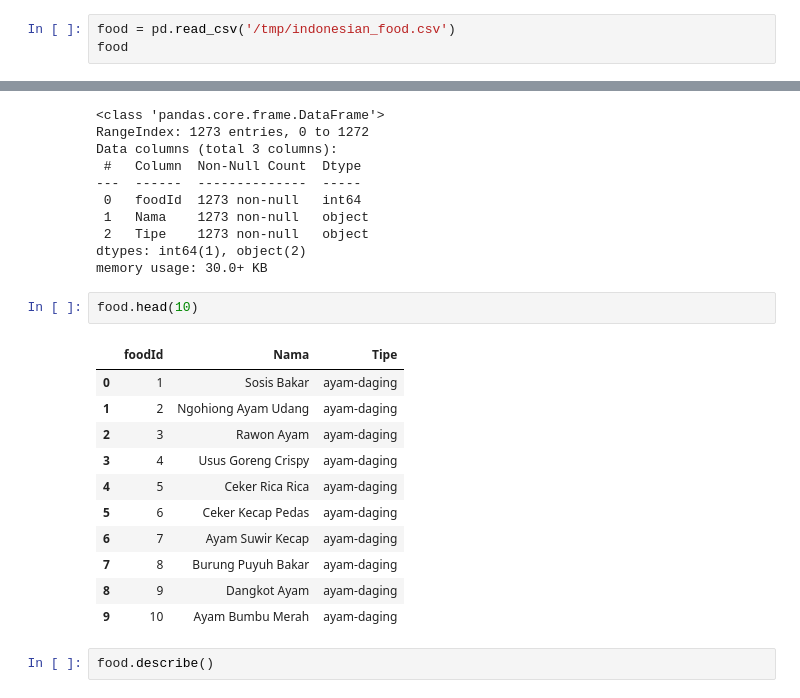
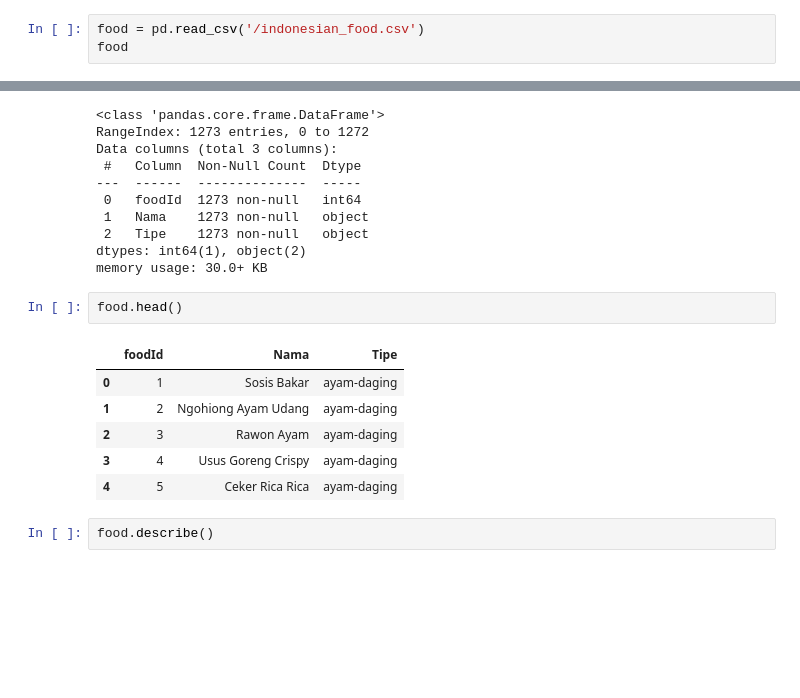
Before and after one commit to C22-126/Machine-Learning-NusantaMart, a Jupyter notebook: Sistem_Rekomendasi_Capstone_Project.ipynb, the cells around one changed output, grey strips where cells are left out. Saved outputs shown, nothing was run; the diff lists cells and outputs as text; blank space fills up the shorter version.

```diff
--- a/Sistem_Rekomendasi_Capstone_Project.ipynb
+++ b/Sistem_Rekomendasi_Capstone_Project.ipynb
@@ -23,5 +17,5 @@ zip_file.close()
 # %%
-food = pd.read_csv('/tmp/indonesian_food.csv')
+food = pd.read_csv('/indonesian_food.csv')
 food
 # %% [output]
 |  | foodId | Nama | Tipe |
@@ -51,19 +49,14 @@ Data columns (total 3 columns):
 dtypes: int64(1), object(2)
 memory usage: 30.0+ KB
 # %%
-food.head(10)
+food.head()
 # %% [output]
 |  | foodId | Nama | Tipe |
 | 0 | 1 | Sosis Bakar | ayam-daging |
 | 1 | 2 | Ngohiong Ayam Udang | ayam-daging |
 | 2 | 3 | Rawon Ayam | ayam-daging |
 | 3 | 4 | Usus Goreng Crispy | ayam-daging |
 | 4 | 5 | Ceker Rica Rica | ayam-daging |
-| 5 | 6 | Ceker Kecap Pedas | ayam-daging |
-| 6 | 7 | Ayam Suwir Kecap | ayam-daging |
-| 7 | 8 | Burung Puyuh Bakar | ayam-daging |
-| 8 | 9 | Dangkot Ayam | ayam-daging |
-| 9 | 10 | Ayam Bumbu Merah | ayam-daging |
 # %%
 food.describe()
 # %% [output]
```
Also changed, not shown: parts of 16 cells of this notebook, 1 other file.
